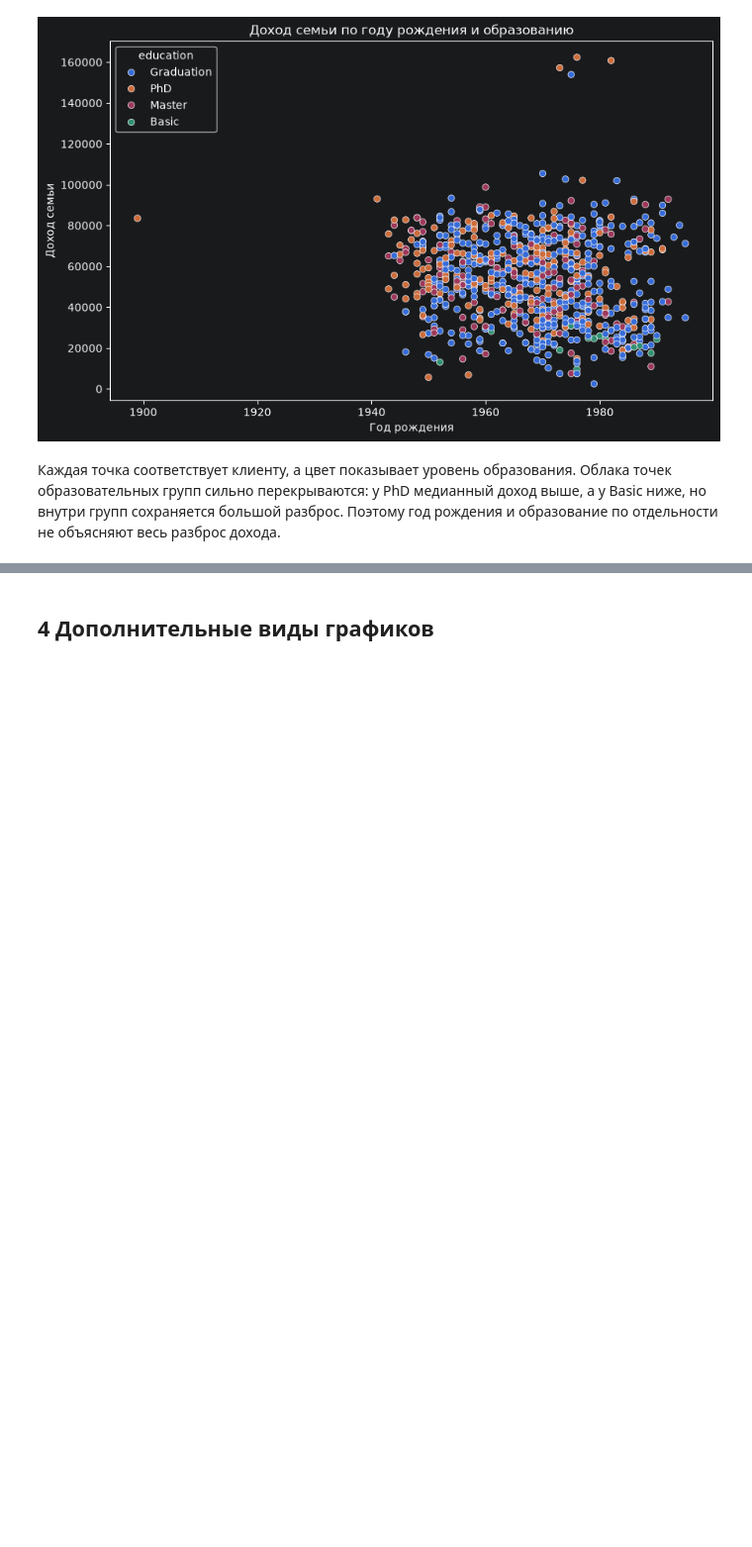
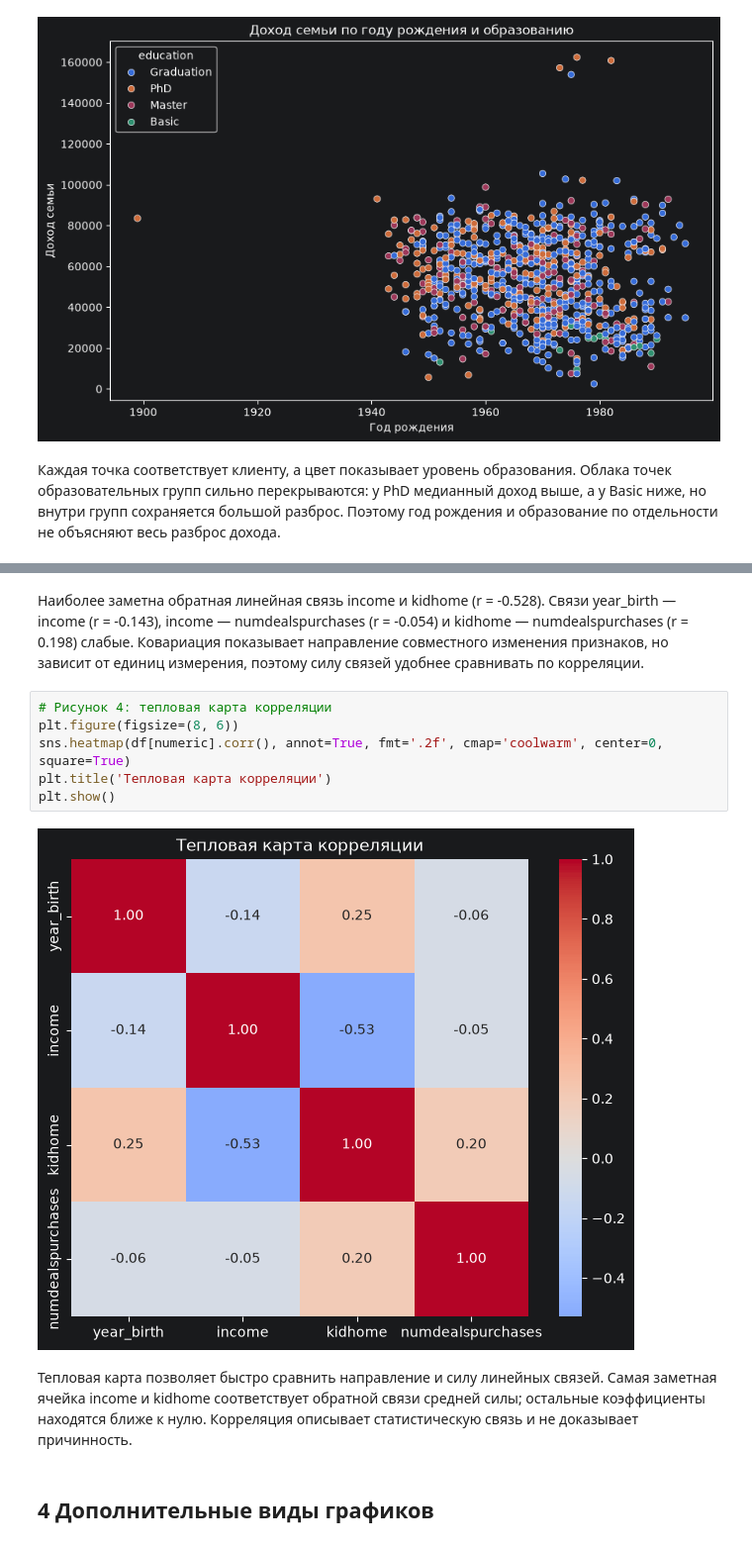
Before and after one commit to MMLive79/ida-laba-2, a Jupyter notebook: main.ipynb, the cells around one changed output, grey strips where cells are left out. Shown at 99% size. Saved outputs shown, nothing was run; the diff lists cells and outputs as text; blank space fills up the shorter version.

```diff
--- a/main.ipynb
+++ b/main.ipynb
@@ -135,3 +139,15 @@ numdealspurchases       -1.42 -2.263220e+03     0.21               3.79
+# %% [markdown]
+Наиболее заметна обратная линейная связь income и kidhome (r = -0.528). Связи year_birth — income (r = -0.143), income — numdealspurchases (r = -0.054) и kidhome — numdealspurchases (r = 0.198) слабые. Ковариация показывает направление совместного изменения признаков, но зависит от единиц измерения, поэтому силу связей удобнее сравнивать по корреляции.
+# %%
+# Рисунок 4: тепловая карта корреляции
+plt.figure(figsize=(8, 6))
+sns.heatmap(df[numeric].corr(), annot=True, fmt='.2f', cmap='coolwarm', center=0, square=True)
+plt.title('Тепловая карта корреляции')
+plt.show()
+# %% [output]
+[figure, added]
+# %% [markdown]
+Тепловая карта позволяет быстро сравнить направление и силу линейных связей. Самая заметная ячейка income и kidhome соответствует обратной связи средней силы; остальные коэффициенты находятся ближе к нулю. Корреляция описывает статистическую связь и не доказывает причинность.
 # %% [markdown]
 ## 4 Дополнительные виды графиков
 # %%
```
Also changed, not shown: parts of 7 cells of this notebook.
